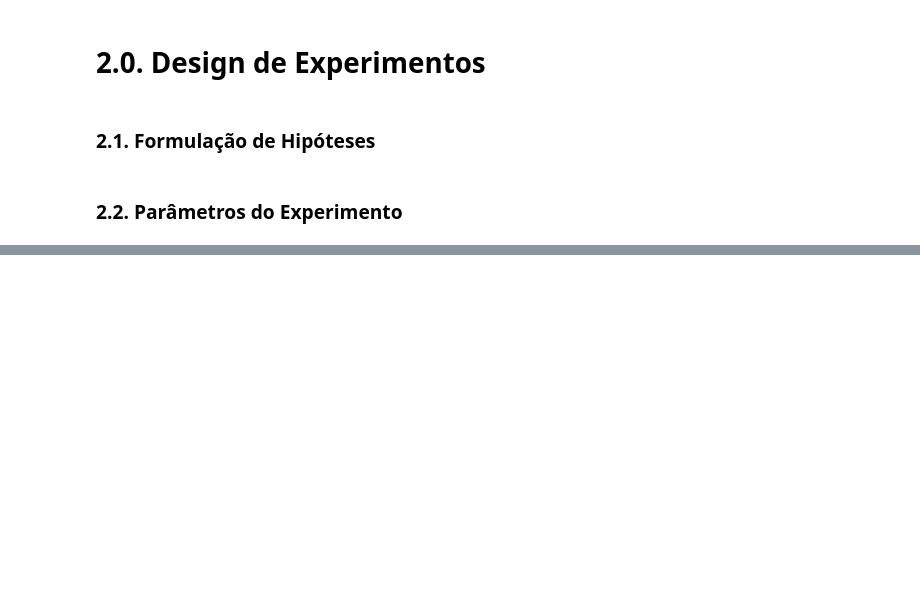
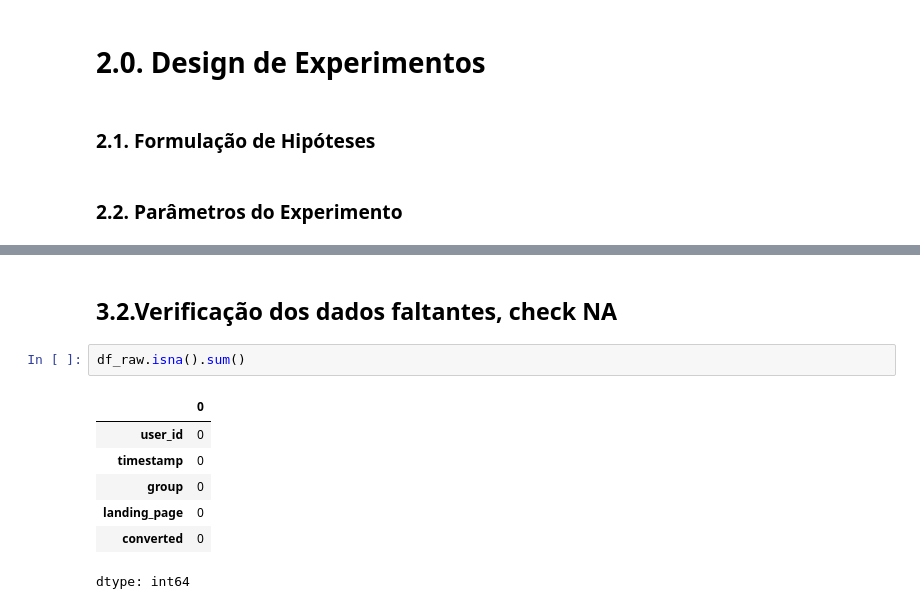
Before and after one commit to stick35em10/Teste-A-B, a Jupyter notebook: notebooks/teste_AB.ipynb, the cells around one changed output, grey strips where cells are left out. Drawn from its saved outputs; the diff is of its cells as text; blank space fills up the shorter version.

```diff
--- a/notebooks/teste_AB.ipynb
+++ b/notebooks/teste_AB.ipynb
@@ -126,0 +139,12 @@ sample_n
+# %% [markdown]
+## 3.2.Verificação dos dados faltantes, check NA
+# %%
+df_raw.isna().sum()
+# %% [output]
+|  | 0 |
+| user_id | 0 |
+| timestamp | 0 |
+| group | 0 |
+| landing_page | 0 |
+| converted | 0 |
+dtype: int64
```
Also changed, not shown: parts of 15 cells of this notebook.
